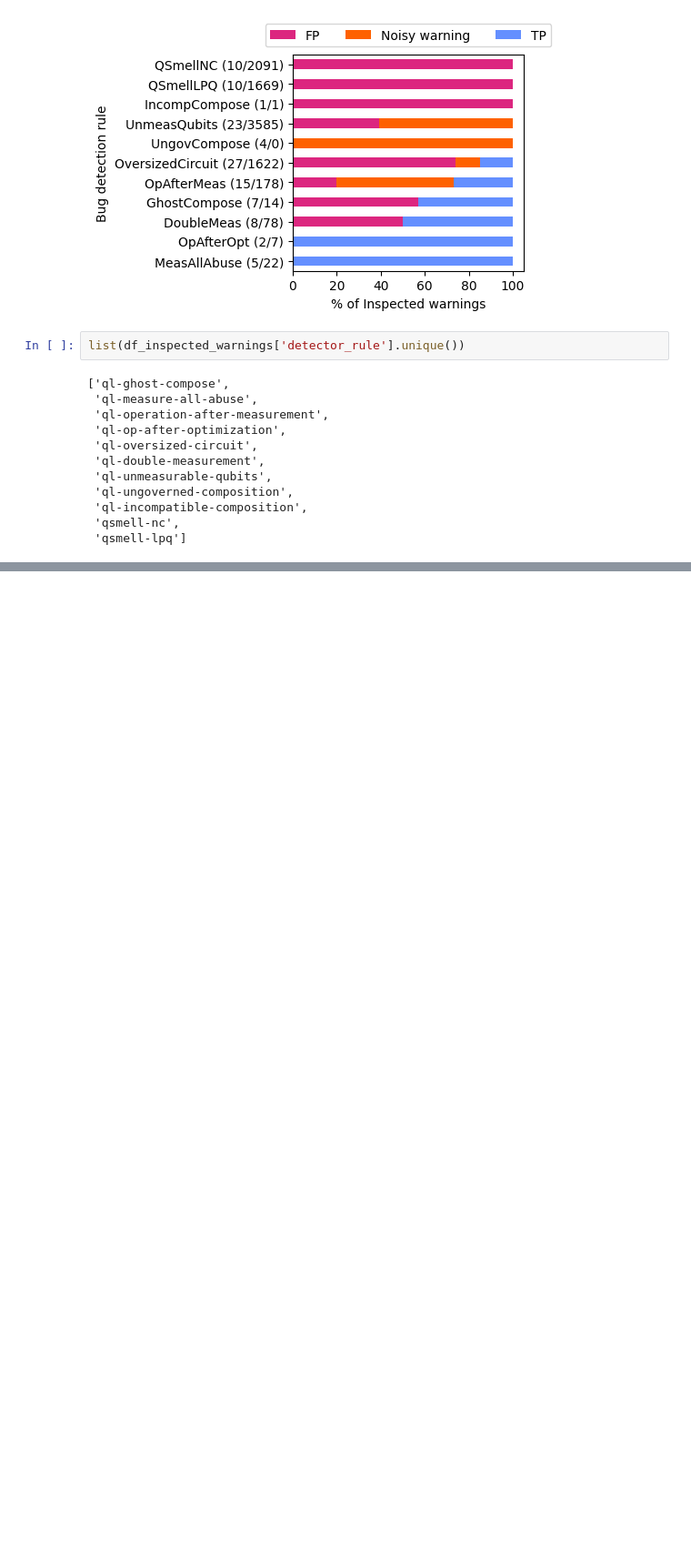
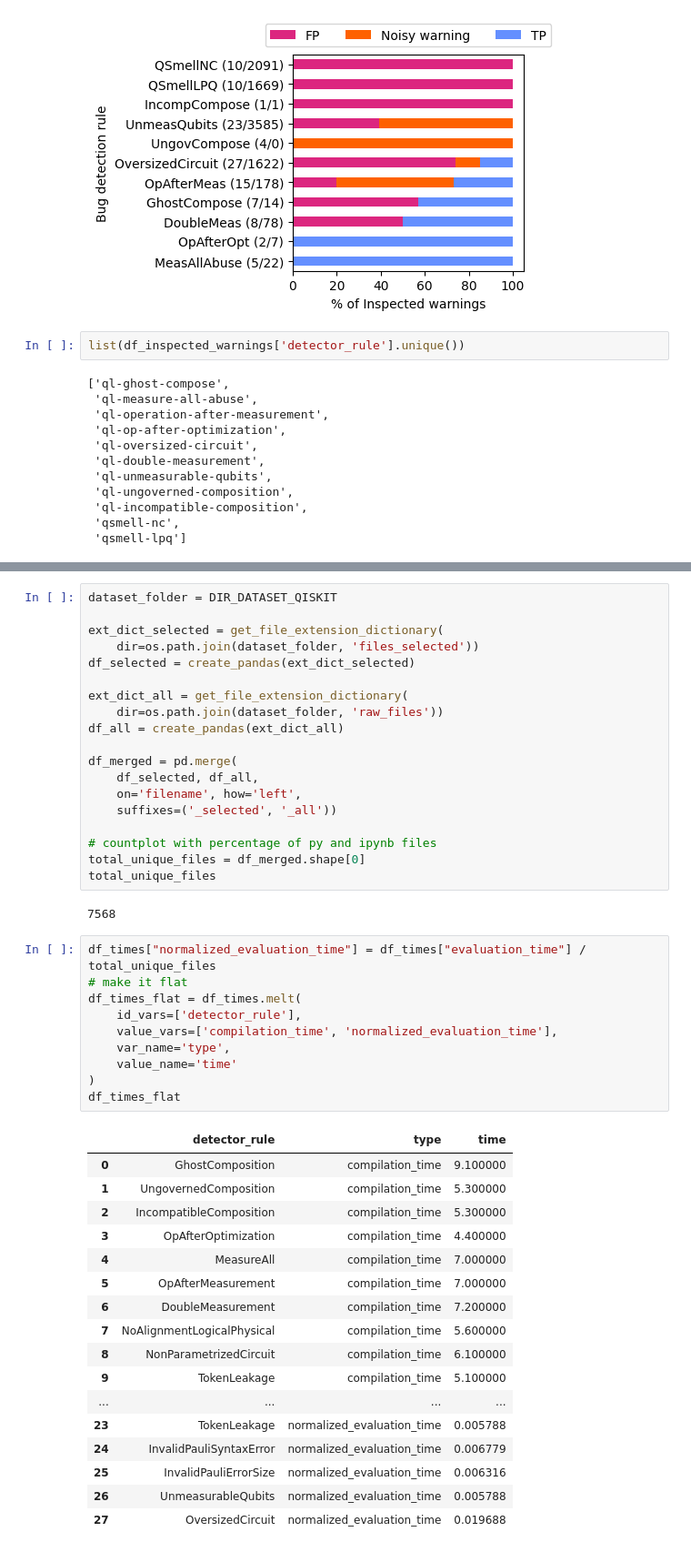
Before and after one commit to sola-st/LintQ, a Jupyter notebook: notebooks/08_Dataset_Stats.ipynb, the cells around one changed output, grey strips where cells are left out. Shown at 91% size. Cells and saved outputs as stored; diff of their text form; blank space fills up the shorter version.

```diff
--- a/notebooks/08_Dataset_Stats.ipynb
+++ b/notebooks/08_Dataset_Stats.ipynb
@@ -900,0 +973,49 @@ list(df_inspected_warnings['detector_rule'].unique())
+# %%
+dataset_folder = DIR_DATASET_QISKIT
+
+ext_dict_selected = get_file_extension_dictionary(
+    dir=os.path.join(dataset_folder, 'files_selected'))
+df_selected = create_pandas(ext_dict_selected)
+
+ext_dict_all = get_file_extension_dictionary(
+    dir=os.path.join(dataset_folder, 'raw_files'))
+df_all = create_pandas(ext_dict_all)
+
+df_merged = pd.merge(
+    df_selected, df_all,
+    on='filename', how='left',
+    suffixes=('_selected', '_all'))
+
+# countplot with percentage of py and ipynb files
+total_unique_files = df_merged.shape[0]
+total_unique_files
+# %% [output]
+7568
+# %%
+df_times["normalized_evaluation_time"] = df_times["evaluation_time"] / total_unique_files
+# make it flat
+df_times_flat = df_times.melt(
+    id_vars=['detector_rule'],
+    value_vars=['compilation_time', 'normalized_evaluation_time'],
+    var_name='type',
+    value_name='time'
+)
+df_times_flat
+# %% [output]
+|  | detector_rule | type | time |
+| 0 | GhostComposition | compilation_time | 9.100000 |
+| 1 | UngovernedComposition | compilation_time | 5.300000 |
+| 2 | IncompatibleComposition | compilation_time | 5.300000 |
+| 3 | OpAfterOptimization | compilation_time | 4.400000 |
+| 4 | MeasureAll | compilation_time | 7.000000 |
+| 5 | OpAfterMeasurement | compilation_time | 7.000000 |
+| 6 | DoubleMeasurement | compilation_time | 7.200000 |
+| 7 | NoAlignmentLogicalPhysical | compilation_time | 5.600000 |
+| 8 | NonParametrizedCircuit | compilation_time | 6.100000 |
+| 9 | TokenLeakage | compilation_time | 5.100000 |
+| ... | ... | ... | ... |
+| 23 | TokenLeakage | normalized_evaluation_time | 0.005788 |
+| 24 | InvalidPauliSyntaxError | normalized_evaluation_time | 0.006779 |
+| 25 | InvalidPauliErrorSize | normalized_evaluation_time | 0.006316 |
+| 26 | UnmeasurableQubits | normalized_evaluation_time | 0.005788 |
+| 27 | OversizedCircuit | normalized_evaluation_time | 0.019688 |
```
Also changed, not shown: parts of 5 cells of this notebook, 5 other files.
